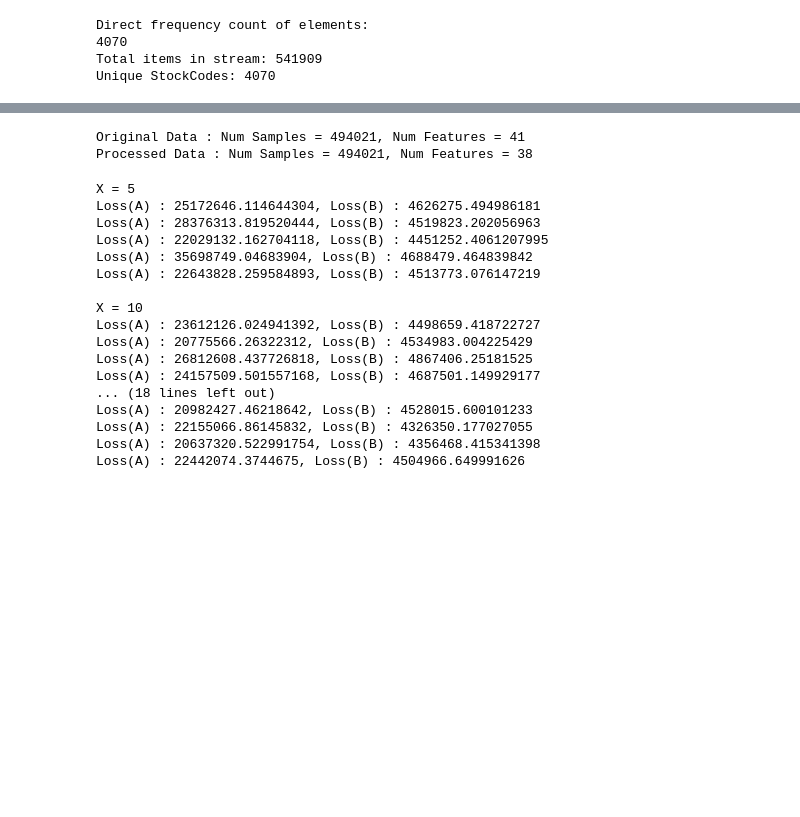
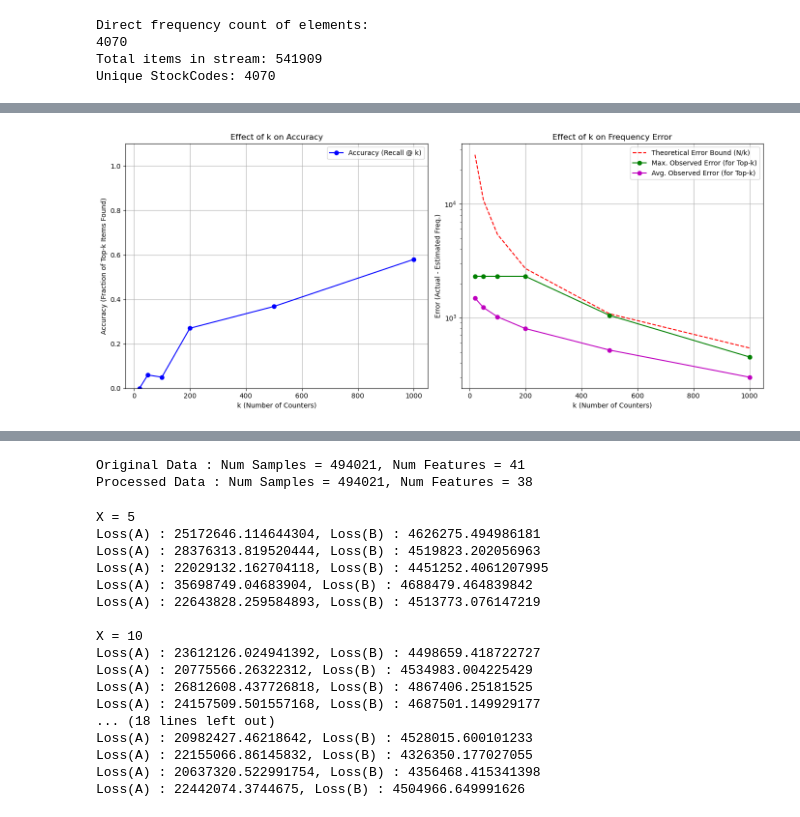
Before and after one commit to ArhanJain707/DataScience-Assignment-1, a Jupyter notebook: main.ipynb, the cells around one changed output, grey strips where cells are left out. Cells and saved outputs as stored; diff of their text form; code cells hidden in the pictures; blank space fills up the shorter version.

```diff
--- a/main.ipynb
+++ b/main.ipynb
@@ -381,3 +615,89 @@ Direct frequency count of elements:
 4070
 Total items in stream: 541909
 Unique StockCodes: 4070
+# %%
+k_values = [20, 50, 100, 200, 500, 1000]
+
+results = []
+
+for k in k_values:
+    # 2. Run the Misra-Gries algorithm
+    misra_gries = DataStream(thresh=k)
+    for code in stockCodes:
+        misra_gries.addElement(code)
+
+    estimated_freq_map = misra_gries.freqElereturn()
+
+    # 3. Get the actual top-k items from ground truth
+    # 3. Get the actual top-k items from ground truth
+    # direct_freq_map is a dict {item: count} -> sort by count desc and take top-k
+    actual_top_k = sorted(direct_freq_map.items(), key=lambda x: x[1], reverse=True)[:k]
+    actual_top_k_items = {item for item, _ in actual_top_k}
+
+    # 4. Compare and Report
+
+    # Accuracy: How many of the *actual* top-k items
+    # were found (i.e., are present) in the algorithm's final map?
+    items_found = actual_top_k_items.intersection(estimated_freq_map.keys())
+    accuracy = len(items_found) / k
+
+    # Error Bounds:
+    # Theoretical bound for *any* item's estimated frequency (f_hat) is:
+    # f - N/k <= f_hat <= f
+    # The maximum error (f - f_hat) is N/k.
+    theoretical_error_bound = n / k
+
+    # Calculate observed error *for the top-k items*
+    observed_errors = []
+    for item, actual_freq in actual_top_k:
+        estimated_freq = estimated_freq_map.get(item, 0)
+        error = actual_freq - estimated_freq
+        observed_errors.append(error)
+
+    avg_observed_error = np.mean(observed_errors)
+    max_observed_error = np.max(observed_errors)
+
+    results.append({
+        'k': k,
+        'Accuracy (Top-k Found)': accuracy,
+        'Avg. Observed Error': avg_observed_error,
+        'Max. Observed Error': max_observed_error,
+        'Theoretical Bound (N/k)': theoretical_error_bound
+    })
+
+# --- Display Results ---
+
+# 1. Tabular Report
+results_df = pd.DataFrame(results)
+print("\n--- Misra-Gries Algorithm Analysis ---")
+print(results_df.to_string(index=False, float_format="%.2f"))
+
+# 2. Graphical Report
+
+plt.figure(figsize=(14, 6))
+
+# Plot 1: k vs. Accuracy
+plt.subplot(1, 2, 1)
+plt.plot(results_df['k'], results_df['Accuracy (Top-k Found)'], 'bo-', label='Accuracy (Recall @ k)')
+plt.title('Effect of k on Accuracy')
+plt.xlabel('k (Number of Counters)')
+plt.ylabel('Accuracy (Fraction of Top-k Items Found)')
+plt.ylim(0, 1.1)
+plt.grid(True)
+plt.legend()
+
+# Plot 2: k vs. Error Bounds
+plt.subplot(1, 2, 2)
+plt.plot(results_df['k'], results_df['Theoretical Bound (N/k)'], 'r--', label='Theoretical Error Bound (N/k)')
+plt.plot(results_df['k'], results_df['Max. Observed Error'], 'go-', label='Max. Observed Error (for Top-k)')
+plt.plot(results_df['k'], results_df['Avg. Observed Error'], 'mo-', label='Avg. Observed Error (for Top-k)')
+plt.title('Effect of k on Frequency Error')
+plt.xlabel('k (Number of Counters)')
+plt.ylabel('Error (Actual - Estimated Freq.)')
+plt.yscale('log') # Error drops rapidly, log scale is better
+plt.grid(True)
+plt.legend()
+
+plt.tight_layout()
+plt.show()
+# %% [output]
@@ -384 +712,2 @@ Unique StockCodes: 4070
+[figure, added]
 # %% [markdown]
```
Also changed, not shown: parts of 13 cells of this notebook, 4 other files.
